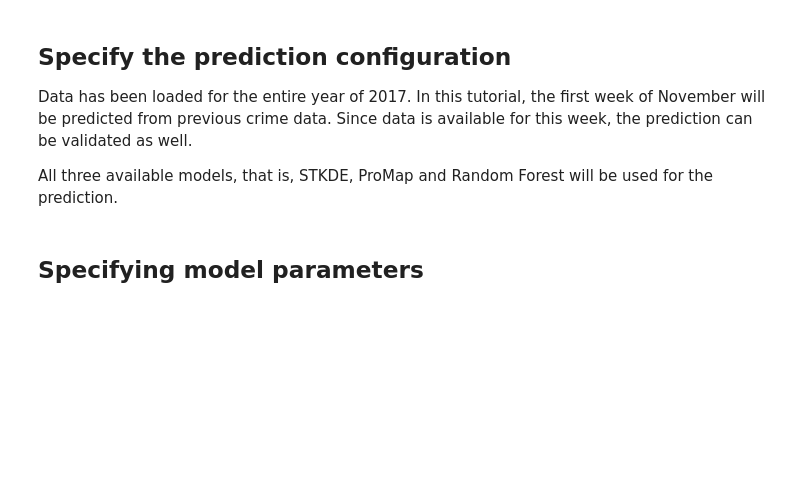
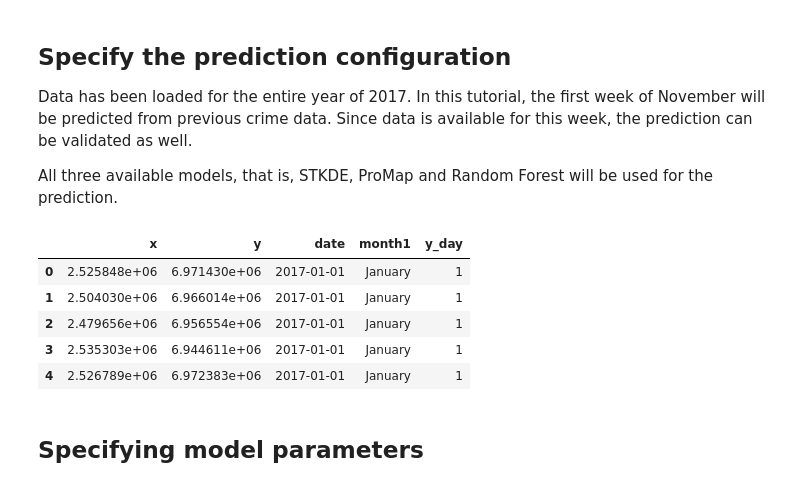
Before and after one commit to chris-carstens/iPre-2019-1, a Jupyter notebook: TutorialDallas.ipynb, the cells around one changed output. Saved outputs shown, nothing was run; the diff lists cells and outputs as text; code cells hidden in the pictures; blank space fills up the shorter version.

```diff
--- a/TutorialDallas.ipynb
+++ b/TutorialDallas.ipynb
@@ -61,6 +61,15 @@ m = create_model(
 )
 # The output is an object that has all relevant attributes, for example the data
 # for the incidences and a separate object for each model (stkde, promap, rfr).
+# %%
+m.data.head()
+# %% [output]
+|  | x | y | date | month1 | y_day |
+| 0 | 2.525848e+06 | 6.971430e+06 | 2017-01-01 | January | 1 |
+| 1 | 2.504030e+06 | 6.966014e+06 | 2017-01-01 | January | 1 |
+| 2 | 2.479656e+06 | 6.956554e+06 | 2017-01-01 | January | 1 |
+| 3 | 2.535303e+06 | 6.944611e+06 | 2017-01-01 | January | 1 |
+| 4 | 2.526789e+06 | 6.972383e+06 | 2017-01-01 | January | 1 |
 # %% [markdown]
 ## Specifying model parameters
 # %% [markdown]
```
Also changed, not shown: parts of 9 cells of this notebook, 1 other file.
